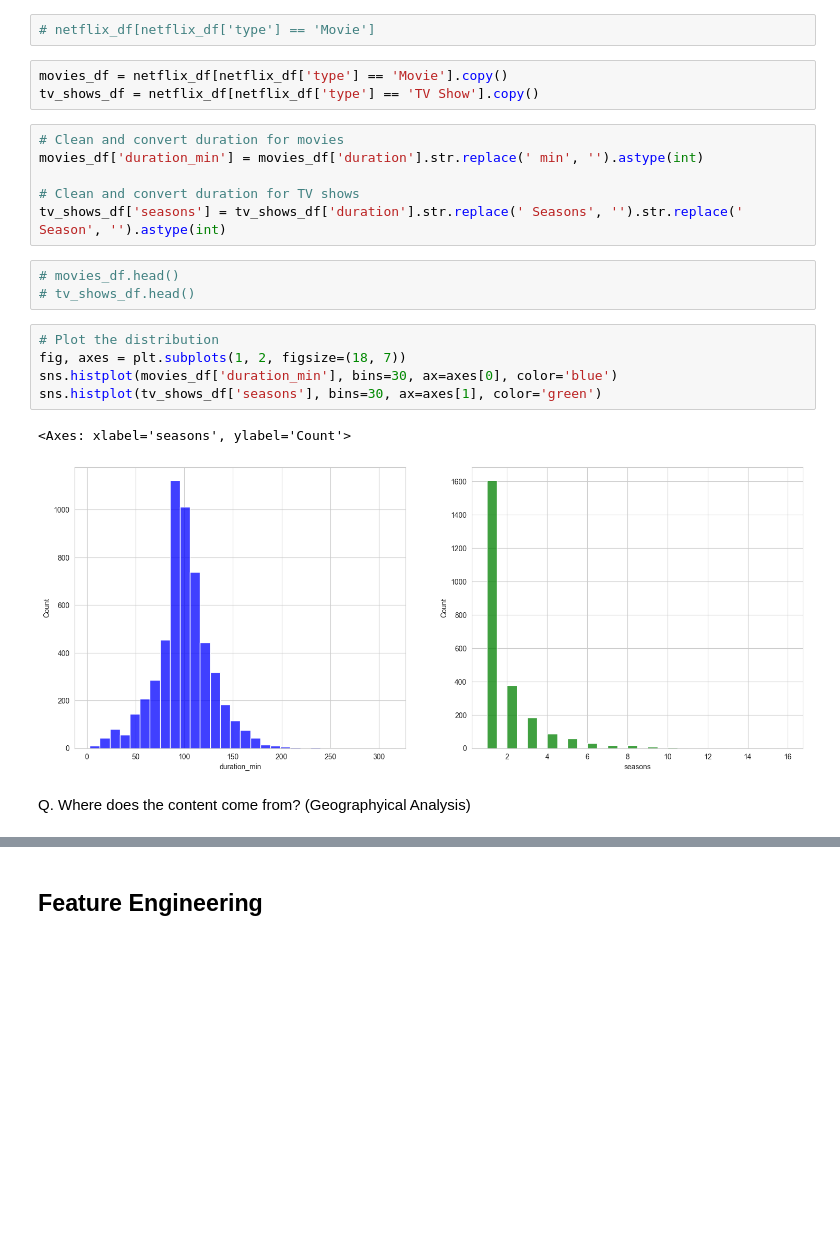
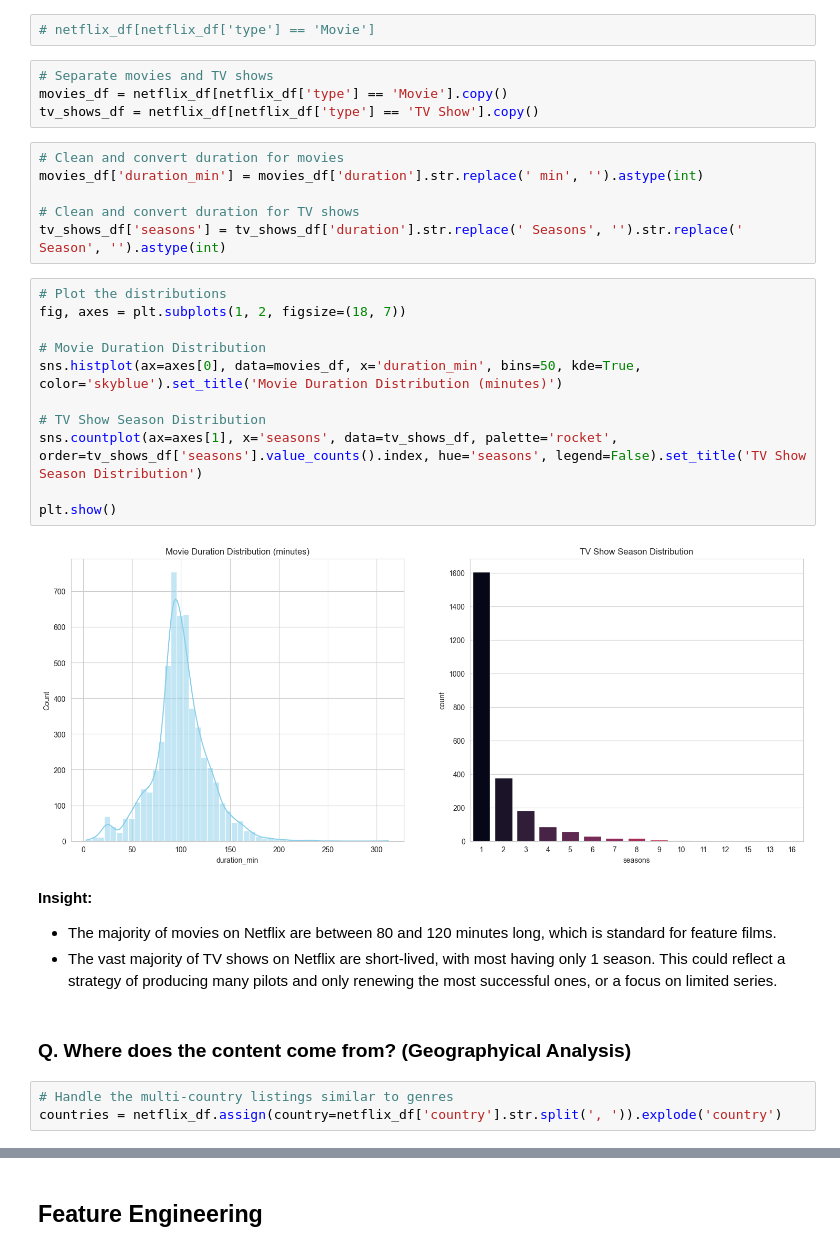
Before and after one commit to eshagarwal/21-Projects-21-Days-ML-Deep-Learning-GenAI-GFG, a Jupyter notebook: DAY 2/netflix.ipynb, the cells around one changed output, grey strips where cells are left out. Saved outputs shown, nothing was run; the diff lists cells and outputs as text; blank space fills up the shorter version.

```diff
--- a/DAY 2/netflix.ipynb
+++ b/DAY 2/netflix.ipynb
@@ -222,6 +256,7 @@ Index(['show_id', 'type', 'title', 'director', 'cast', 'country', 'date_added',
 # %%
 # netflix_df[netflix_df['type'] == 'Movie']
 # %%
+# Separate movies and TV shows
 movies_df = netflix_df[netflix_df['type'] == 'Movie'].copy()
 tv_shows_df = netflix_df[netflix_df['type'] == 'TV Show'].copy()
 # %%
@@ -230,17 +265,26 @@ movies_df['duration_min'] = movies_df['duration'].str.replace(' min', '').astype
 
 # Clean and convert duration for TV shows
 tv_shows_df['seasons'] = tv_shows_df['duration'].str.replace(' Seasons', '').str.replace(' Season', '').astype(int)
-# %%
-# movies_df.head()
-# tv_shows_df.head()
 # %%
-# Plot the distribution
+# Plot the distributions
 fig, axes = plt.subplots(1, 2, figsize=(18, 7))
-sns.histplot(movies_df['duration_min'], bins=30, ax=axes[0], color='blue')
-sns.histplot(tv_shows_df['seasons'], bins=30, ax=axes[1], color='green')
+
+# Movie Duration Distribution
+sns.histplot(ax=axes[0], data=movies_df, x='duration_min', bins=50, kde=True, color='skyblue').set_title('Movie Duration Distribution (minutes)')
+
+# TV Show Season Distribution
+sns.countplot(ax=axes[1], x='seasons', data=tv_shows_df, palette='rocket', order=tv_shows_df['seasons'].value_counts().index, hue='seasons', legend=False).set_title('TV Show Season Distribution')
+
+plt.show()
 # %% [output]
-<Axes: xlabel='seasons', ylabel='Count'>
-[figure, old version]
+[figure, new version]
+# %% [markdown]
+**Insight:**
+- The majority of movies on Netflix are between 80 and 120 minutes long, which is standard for feature films.
+- The vast majority of TV shows on Netflix are short-lived, with most having only 1 season. This could reflect a strategy of producing many pilots and only renewing the most successful ones, or a focus on limited series.
 # %% [markdown]
-Q. Where does the content come from? (Geographyical Analysis)
+### Q. Where does the content come from? (Geographyical Analysis)
+# %%
+# Handle the multi-country listings similar to genres
+countries = netflix_df.assign(country=netflix_df['country'].str.split(', ')).explode('country')
 # %%
```
Also changed, not shown: parts of 48 cells of this notebook.
